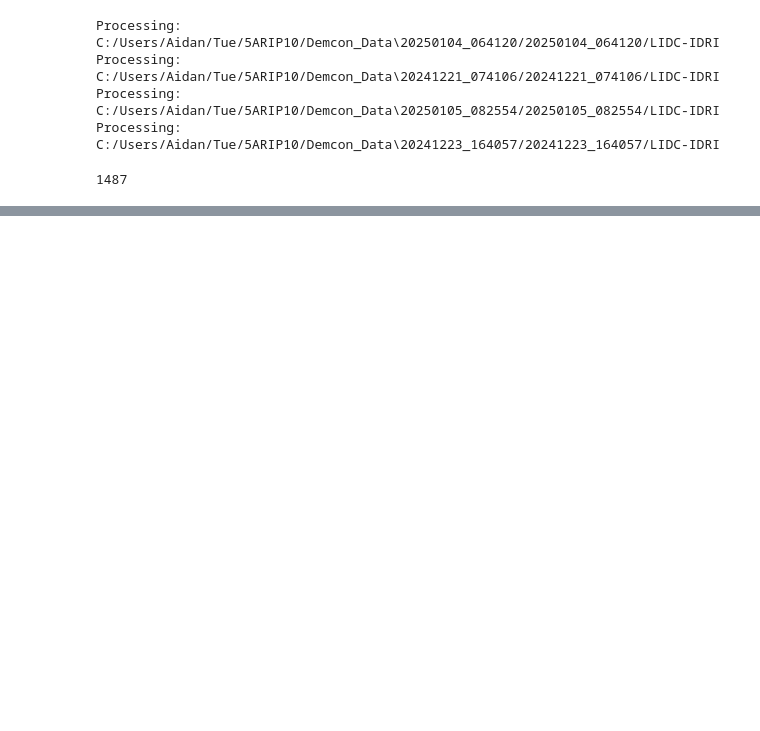
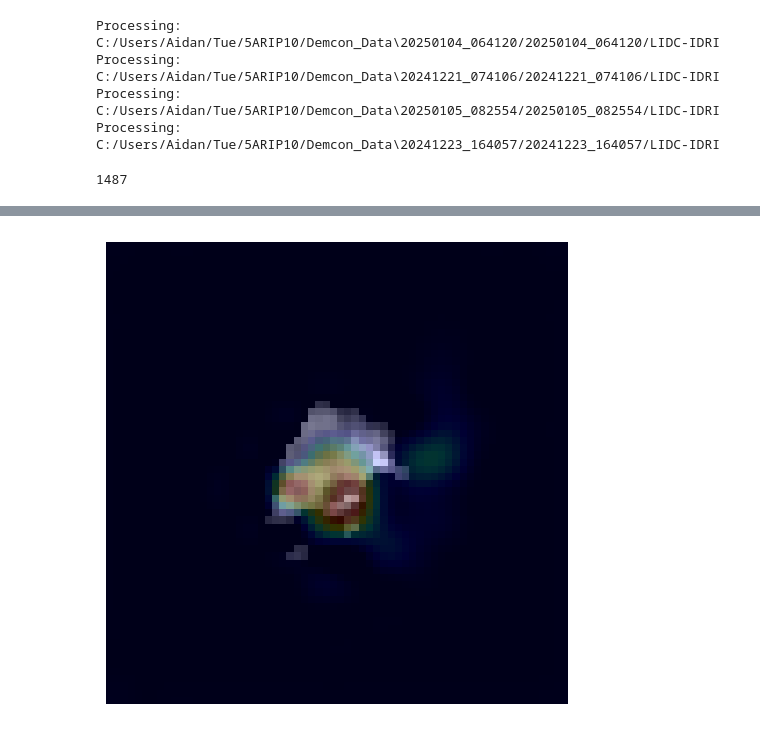
Before and after one commit to Christian-Stefan/Team-Internship, a Jupyter notebook: Model_prep_test.ipynb, the cells around one changed output, grey strips where cells are left out. Cells and saved outputs as stored; diff of their text form; code cells hidden in the pictures; blank space fills up the shorter version.

```diff
--- a/Model_prep_test.ipynb
+++ b/Model_prep_test.ipynb
@@ -76,0 +153,58 @@ True: Adenoid Cystic Carcinoma, Top-1: Sarcoidosis (72.8%), Top-2: Metastatic Tu
+# %%
+import torch
+from pytorch_grad_cam.utils.model_targets import ClassifierOutputTarget
+
+# Convert numpy to tensor if needed and ensure dtype and device
+input_tensor = torch.from_numpy(local.volume_local).float().to(device)
+
+# Ensure it has shape [B, C, D, H, W]
+if input_tensor.ndim == 4:
+    input_tensor = input_tensor.unsqueeze(0)  # Add batch dimension
+
+# Process target label
+target_category = local.labels.item() if isinstance(local.labels, torch.Tensor) else int(local.labels)
+
+# Initialize Grad-CAM
+cam = GradCAM(model=ev.model.local_branch, target_layers=[target_layer])
+
+# Run Grad-CAM
+grayscale_cam = cam(input_tensor=input_tensor, targets=[ClassifierOutputTarget(target_category)])
+# %%
+# Visualize the heatmap
+import cv2
+import numpy as np
+import matplotlib.pyplot as plt
+
+
+def normalize(x):
+    x = x - x.min()
+    x = x / (x.max() + 1e-5)
+    return x
+
+volume = local.volume_local[0]
+grayscale = grayscale_cam[0]
+
+# Take the middle slice
+mid = volume.shape[0] // 2
+slice_img = normalize(volume[mid])
+cam_slice = normalize(grayscale[mid])
+
+if cam_slice.shape != slice_img.shape:
+    cam_slice = cv2.resize(cam_slice, slice_img.shape[::-1])
+
+# Convert CAM to heatmap
+cam_uint8 = np.ascontiguousarray((cam_slice * 255).astype(np.uint8))
+heatmap = cv2.applyColorMap(cam_uint8, cv2.COLORMAP_JET)
+heatmap = cv2.cvtColor(heatmap, cv2.COLOR_BGR2RGB) / 255.0
+
+# Prepare grayscale CT image
+ct_rgb = np.stack([slice_img] * 3, axis=-1)
+
+overlay = 0.8 * ct_rgb + 0.2 * heatmap
+
+plt.figure(figsize=(6, 6))
+plt.imshow(overlay)
+plt.axis("off")
+plt.show()
+# %% [output]
+[figure, added]
```
Also changed, not shown: parts of 10 cells of this notebook, 3 other files.
